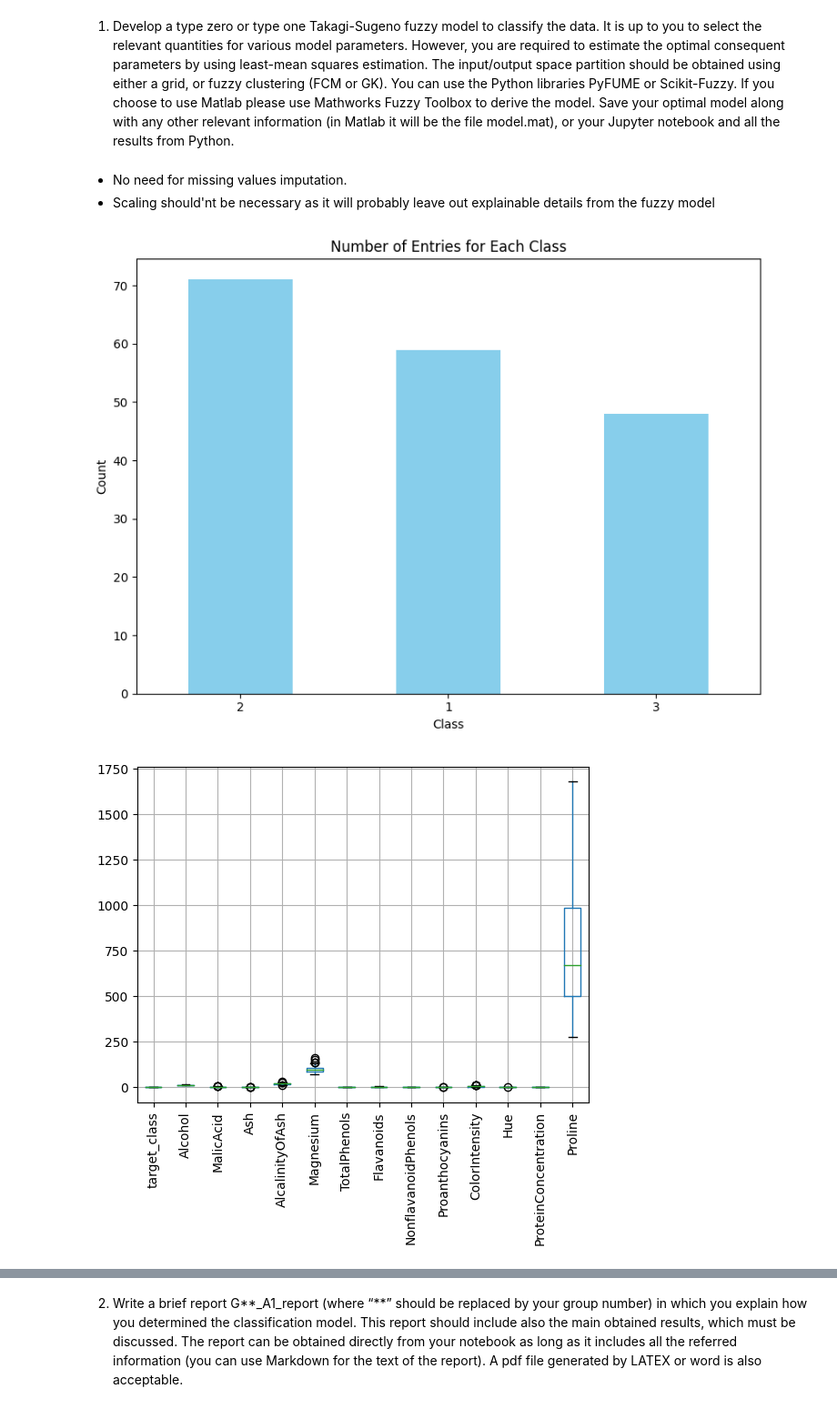
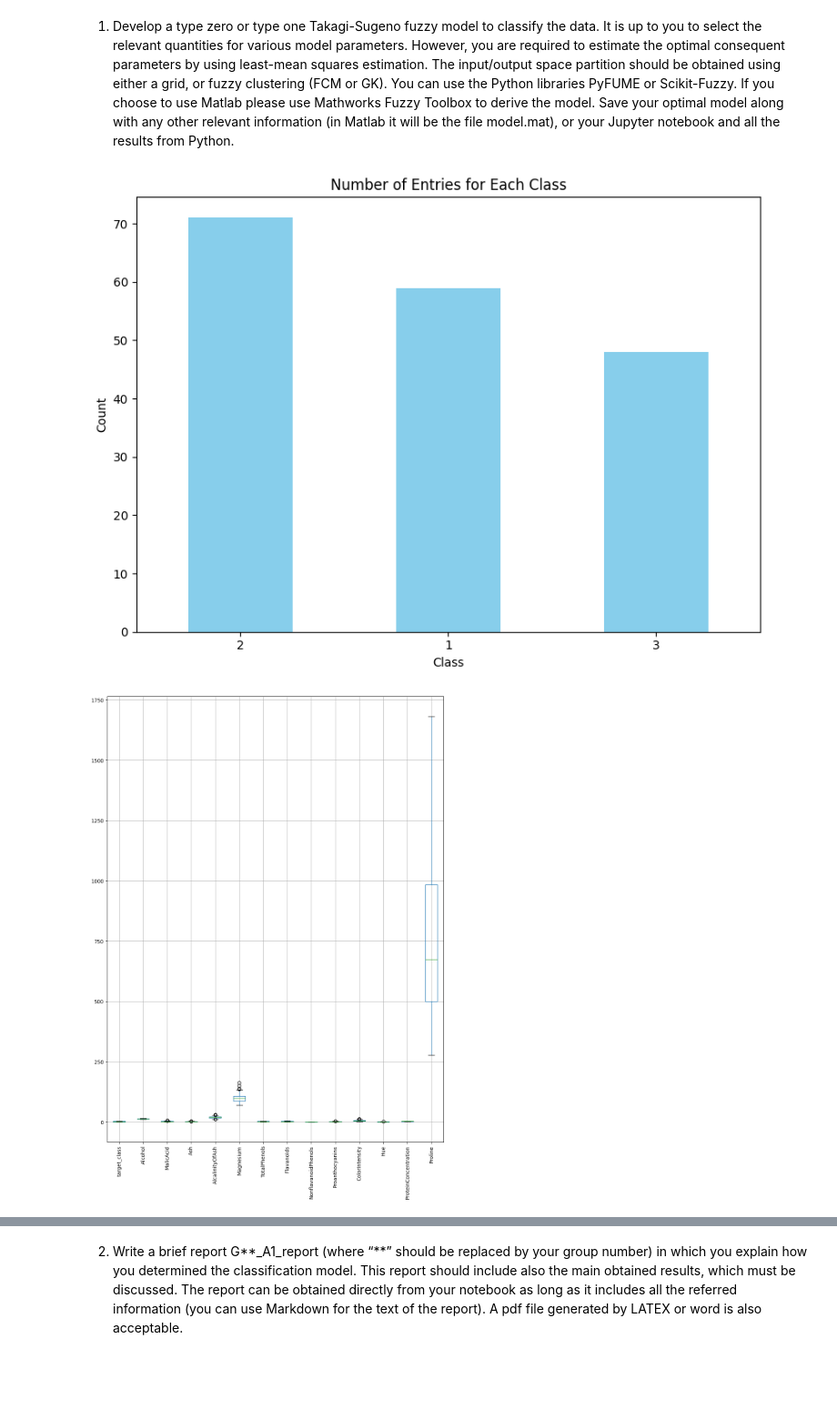
Before and after one commit to andrelopes2001/Intelligent_Systems, a Jupyter notebook: Assignment 1.ipynb, the cells around one changed output, grey strips where cells are left out. Shown: that part at 91% size. Drawn from its saved outputs; the diff is of its cells as text; code cells hidden in the pictures; blank space fills up the shorter version.

```diff
--- a/Assignment 1.ipynb
+++ b/Assignment 1.ipynb
@@ -110,9 +112,6 @@ fuzzy clustering (FCM or GK). You can use the Python libraries PyFUME or Scikit-
 you choose to use Matlab please use Mathworks Fuzzy Toolbox to derive the model.
 Save your optimal model along with any other relevant information (in Matlab it will be
 the file model.mat), or your Jupyter notebook and all the results from Python.
-# %% [markdown]
-- No need for missing values imputation.
-- Scaling should'nt be necessary as it will probably leave out explainable details from the fuzzy model
 # %%
 import pandas as pd
 import matplotlib.pyplot as plt
@@ -129,34 +128,38 @@ if df.isnull().values.any():
 if df.duplicated().any():
     print('The dataset has duplicate rows')
 
 # Check if df has duplicate columns
 if df.columns.duplicated().any():
     print('The dataset has duplicate columns')
 
 # Create a bar plot of the number of entries for each class
 class_counts = df['target_class'].value_counts()
 
 # Create a bar plot
 plt.figure(figsize=(8, 6))  # Optional: Adjust the figure size
 ax = class_counts.plot(kind='bar', color='skyblue')
 
 # Add labels and title
 plt.xlabel('Class')
 plt.ylabel('Count')
 plt.title('Number of Entries for Each Class')
 
 # Correct the orientation of x-axis labels to be horizontal (0 degrees)
 ax.set_xticklabels(ax.get_xticklabels(), rotation=0)
 
 # Display the plot
 plt.tight_layout()  # Optional: Ensures labels are not cut off
+plt.savefig('bar_plot.png')
 plt.show()
 
+plt.figure(figsize=(12, 16))
 df.boxplot(rot=90)
+plt.xticks(rotation=90)
+plt.savefig('data_distribution.png')
 plt.show()
 # %% [output]
 [figure]
-[figure, old version]
+[figure, new version]
 # %%
 # %% Imports
 from sklearn.datasets import load_iris
```
Also changed, not shown: parts of 7 cells of this notebook, 13 other files.
